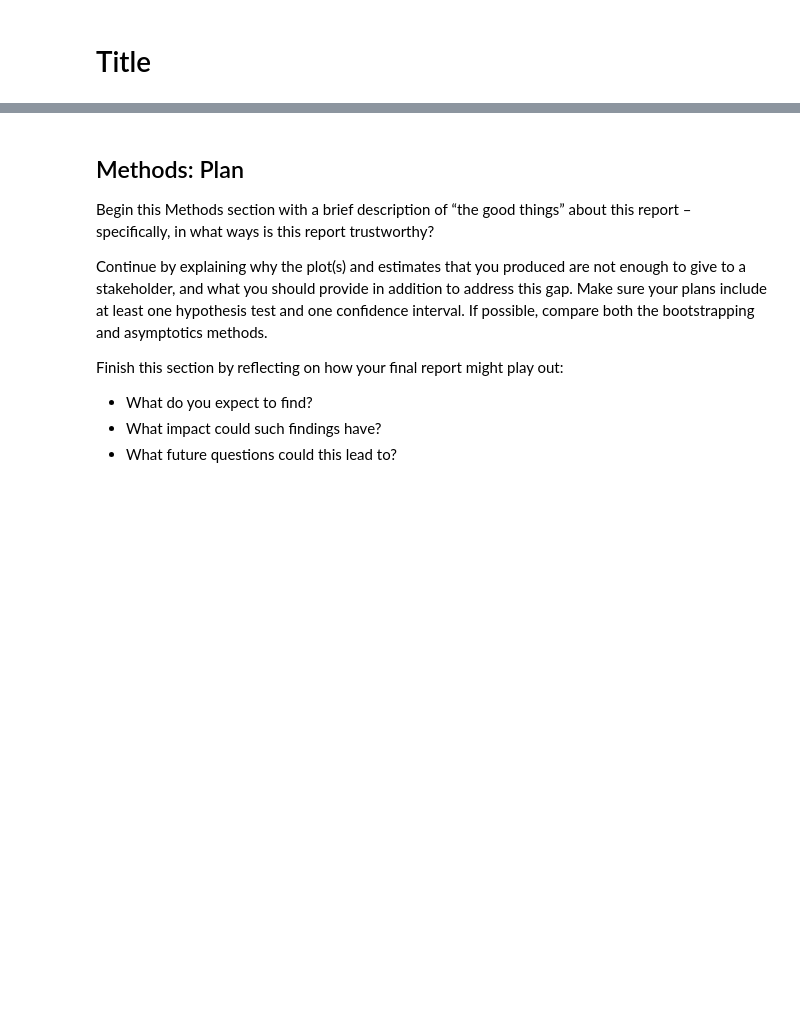
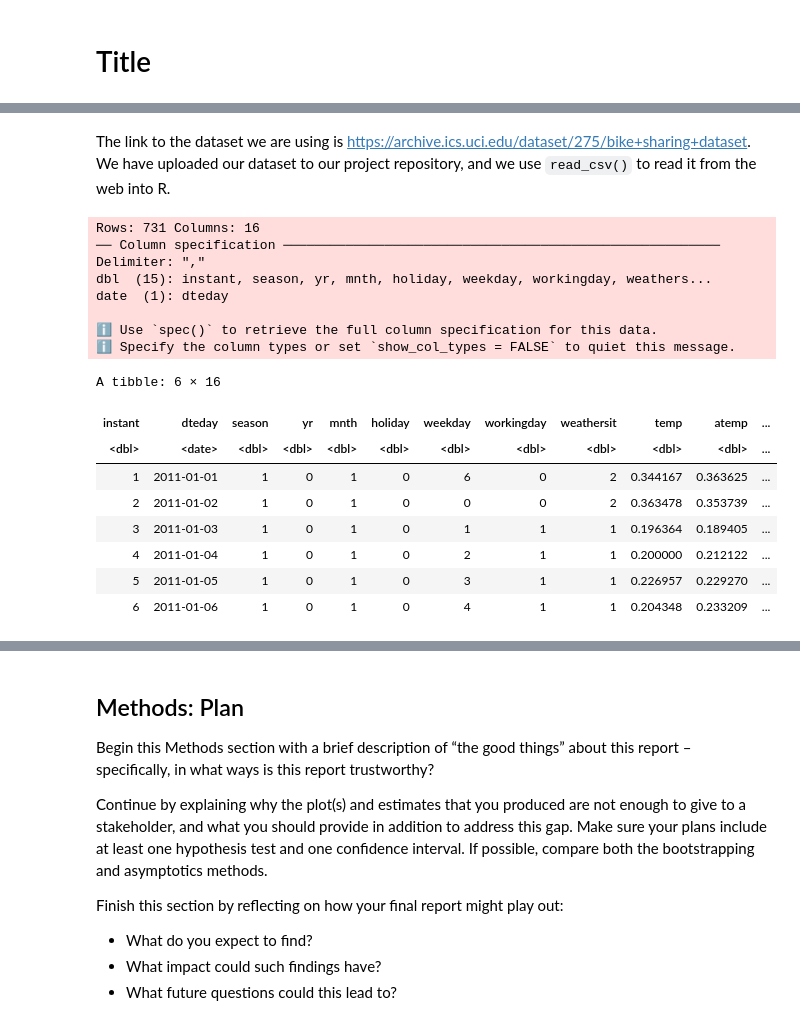
Before and after one commit to megannma/stat-201-2023s2-group-10, a Jupyter notebook: project_proposal.ipynb, the cells around one changed output, grey strips where cells are left out. Cells and saved outputs as stored; diff of their text form; code cells hidden in the pictures; blank space fills up the shorter version.

```diff
--- a/project_proposal.ipynb
+++ b/project_proposal.ipynb
@@ -17,0 +27,23 @@ Also, be sure to frame your question/objectives in terms of what is already know
+# %% [markdown]
+The link to the dataset we are using is https://archive.ics.uci.edu/dataset/275/bike+sharing+dataset. We have uploaded our dataset to our project repository, and we use `read_csv()` to read it from the web into R.
+# %%
+bike_day_data <- read_csv("https://raw.githubusercontent.com/megannma/stat-201-2023s2-group-10/main/day.csv")
+head(bike_day_data)
+# %% [output]
+Rows: 731 Columns: 16
+── Column specification ────────────────────────────────────────────────────────
+Delimiter: ","
+dbl  (15): instant, season, yr, mnth, holiday, weekday, workingday, weathers...
+date  (1): dteday
+
+ℹ Use `spec()` to retrieve the full column specification for this data.
+ℹ Specify the column types or set `show_col_types = FALSE` to quiet this message.
+A tibble: 6 × 16
+| instant | dteday | season | yr | mnth | holiday | weekday | workingday | weathersit | temp | atemp | ... |
+| <dbl> | <date> | <dbl> | <dbl> | <dbl> | <dbl> | <dbl> | <dbl> | <dbl> | <dbl> | <dbl> | ... |
+| 1 | 2011-01-01 | 1 | 0 | 1 | 0 | 6 | 0 | 2 | 0.344167 | 0.363625 | ... |
+| 2 | 2011-01-02 | 1 | 0 | 1 | 0 | 0 | 0 | 2 | 0.363478 | 0.353739 | ... |
+| 3 | 2011-01-03 | 1 | 0 | 1 | 0 | 1 | 1 | 1 | 0.196364 | 0.189405 | ... |
+| 4 | 2011-01-04 | 1 | 0 | 1 | 0 | 2 | 1 | 1 | 0.200000 | 0.212122 | ... |
+| 5 | 2011-01-05 | 1 | 0 | 1 | 0 | 3 | 1 | 1 | 0.226957 | 0.229270 | ... |
+| 6 | 2011-01-06 | 1 | 0 | 1 | 0 | 4 | 1 | 1 | 0.204348 | 0.233209 | ... |
```
Also changed, not shown: parts of 13 cells of this notebook.
